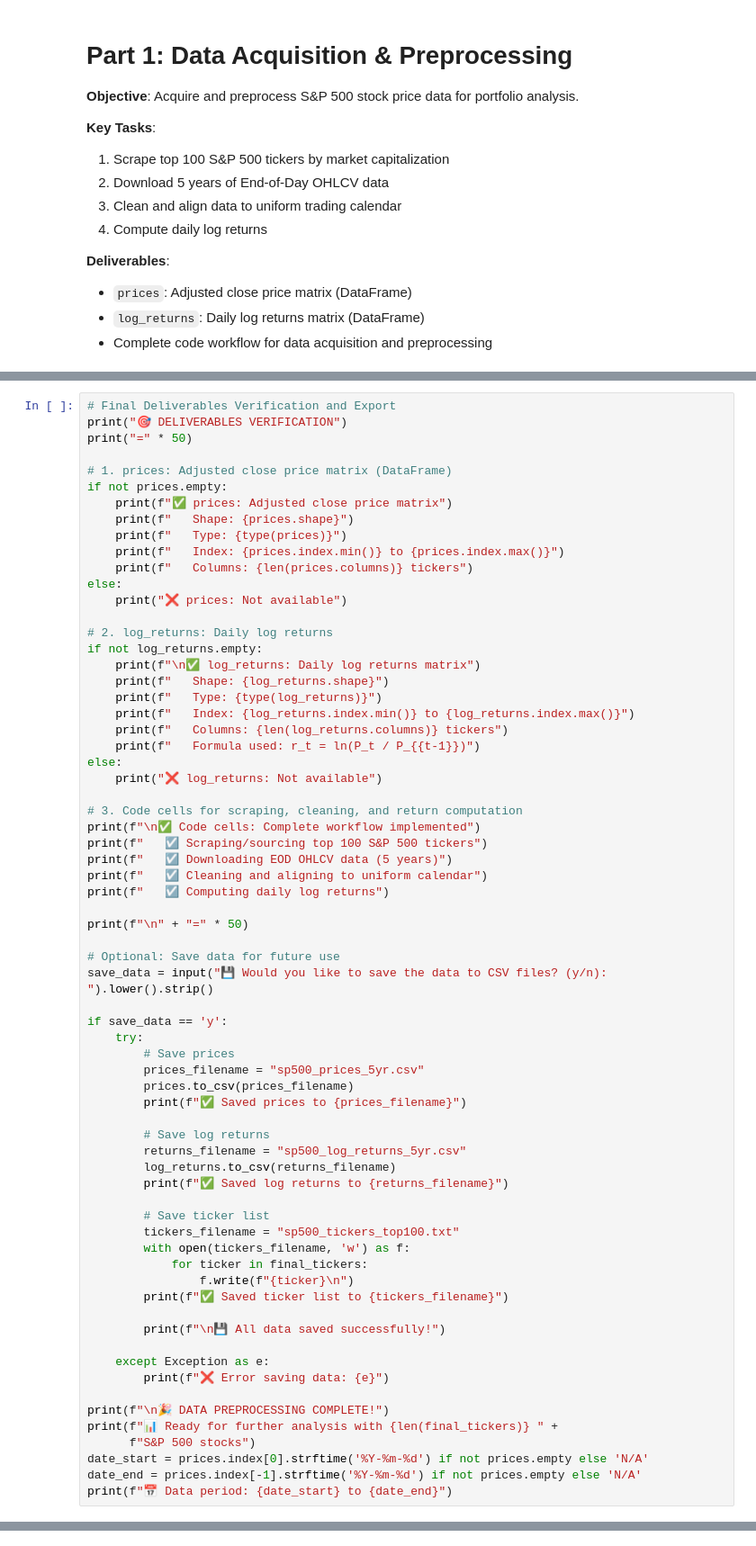
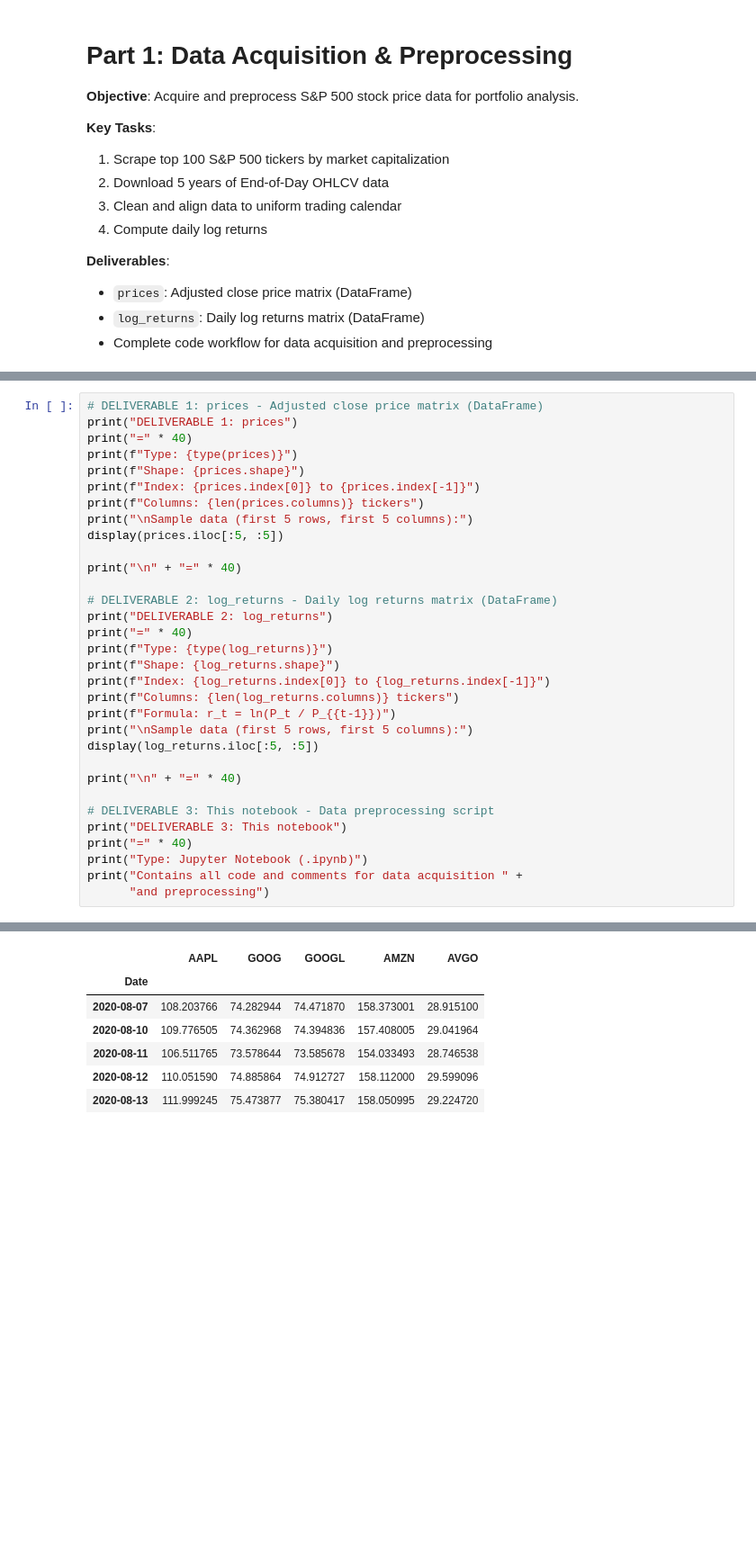
Before and after one commit to elliottgordon/finm-25000-p2-repository, a Jupyter notebook: Homework #6/Part 1: Data Acquisition & Preprocessing/data_preprocessing.ipynb, the cells around one changed output, grey strips where cells are left out. Shown: that part at 90% size. Saved outputs shown, nothing was run; the diff lists cells and outputs as text; blank space fills up the shorter version.

```diff
--- a/Homework #6/Part 1: Data Acquisition & Preprocessing/data_preprocessing.ipynb
+++ b/Homework #6/Part 1: Data Acquisition & Preprocessing/data_preprocessing.ipynb
@@ -346,69 +265,33 @@ The following deliverables have been created as specified in the requirements:
 # %%
-# Final Deliverables Verification and Export
-print("🎯 DELIVERABLES VERIFICATION")
-print("=" * 50)
+# DELIVERABLE 1: prices - Adjusted close price matrix (DataFrame)
+print("DELIVERABLE 1: prices")
+print("=" * 40)
+print(f"Type: {type(prices)}")
+print(f"Shape: {prices.shape}")
+print(f"Index: {prices.index[0]} to {prices.index[-1]}")
+print(f"Columns: {len(prices.columns)} tickers")
+print("\nSample data (first 5 rows, first 5 columns):")
+display(prices.iloc[:5, :5])
 
-# 1. prices: Adjusted close price matrix (DataFrame)
-if not prices.empty:
-    print(f"✅ prices: Adjusted close price matrix")
-    print(f"   Shape: {prices.shape}")
-    print(f"   Type: {type(prices)}")
-    print(f"   Index: {prices.index.min()} to {prices.index.max()}")
-    print(f"   Columns: {len(prices.columns)} tickers")
-else:
-    print("❌ prices: Not available")
+print("\n" + "=" * 40)
 
-# 2. log_returns: Daily log returns
-if not log_returns.empty:
-    print(f"\n✅ log_returns: Daily log returns matrix")
-    print(f"   Shape: {log_returns.shape}")
-    print(f"   Type: {type(log_returns)}")
-    print(f"   Index: {log_returns.index.min()} to {log_returns.index.max()}")
-    print(f"   Columns: {len(log_returns.columns)} tickers")
-    print(f"   Formula used: r_t = ln(P_t / P_{{t-1}})")
-else:
-    print("❌ log_returns: Not available")
+# DELIVERABLE 2: log_returns - Daily log returns matrix (DataFrame)
+print("DELIVERABLE 2: log_returns")
+print("=" * 40)
+print(f"Type: {type(log_returns)}")
+print(f"Shape: {log_returns.shape}")
+print(f"Index: {log_returns.index[0]} to {log_returns.index[-1]}")
+print(f"Columns: {len(log_returns.columns)} tickers")
+print(f"Formula: r_t = ln(P_t / P_{{t-1}})")
+print("\nSample data (first 5 rows, first 5 columns):")
+display(log_returns.iloc[:5, :5])
 
-# 3. Code cells for scraping, cleaning, and return computation
-print(f"\n✅ Code cells: Complete workflow implemented")
-print(f"   ☑️ Scraping/sourcing top 100 S&P 500 tickers")
-print(f"   ☑️ Downloading EOD OHLCV data (5 years)")
-print(f"   ☑️ Cleaning and aligning to uniform calendar")
-print(f"   ☑️ Computing daily log returns")
+print("\n" + "=" * 40)
 
-print(f"\n" + "=" * 50)
-
-# Optional: Save data for future use
-save_data = input("💾 Would you like to save the data to CSV files? (y/n): ").lower().strip()
-
-if save_data == 'y':
-    try:
-        # Save prices
-        prices_filename = "sp500_prices_5yr.csv"
-        prices.to_csv(prices_filename)
-        print(f"✅ Saved prices to {prices_filename}")
-
-        # Save log returns
-        returns_filename = "sp500_log_returns_5yr.csv"
-        log_returns.to_csv(returns_filename)
-        print(f"✅ Saved log returns to {returns_filename}")
-
-        # Save ticker list
-        tickers_filename = "sp500_tickers_top100.txt"
-        with open(tickers_filename, 'w') as f:
-            for ticker in final_tickers:
-                f.write(f"{ticker}\n")
-        print(f"✅ Saved ticker list to {tickers_filename}")
-
-        print(f"\n💾 All data saved successfully!")
-
-    except Exception as e:
-        print(f"❌ Error saving data: {e}")
-
-print(f"\n🎉 DATA PREPROCESSING COMPLETE!")
-print(f"📊 Ready for further analysis with {len(final_tickers)} " +
-      f"S&P 500 stocks")
-date_start = prices.index[0].strftime('%Y-%m-%d') if not prices.empty else 'N/A'
-date_end = prices.index[-1].strftime('%Y-%m-%d') if not prices.empty else 'N/A'
-print(f"📅 Data period: {date_start} to {date_end}")
+# DELIVERABLE 3: This notebook - Data preprocessing script
+print("DELIVERABLE 3: This notebook")
+print("=" * 40)
+print("Type: Jupyter Notebook (.ipynb)")
+print("Contains all code and comments for data acquisition " +
+      "and preprocessing")
 # %% [output]
@@ -431,0 +306,7 @@ print(f"📅 Data period: {date_start} to {date_end}")
+|  | AAPL | GOOG | GOOGL | AMZN | AVGO |
+| Date |  |  |  |  |  |
+| 2020-08-07 | 108.203766 | 74.282944 | 74.471870 | 158.373001 | 28.915100 |
+| 2020-08-10 | 109.776505 | 74.362968 | 74.394836 | 157.408005 | 29.041964 |
+| 2020-08-11 | 106.511765 | 73.578644 | 73.585678 | 154.033493 | 28.746538 |
+| 2020-08-12 | 110.051590 | 74.885864 | 74.912727 | 158.112000 | 29.599096 |
+| 2020-08-13 | 111.999245 | 75.473877 | 75.380417 | 158.050995 | 29.224720 |
```
Also changed, not shown: parts of 11 cells of this notebook, 3 other files.
